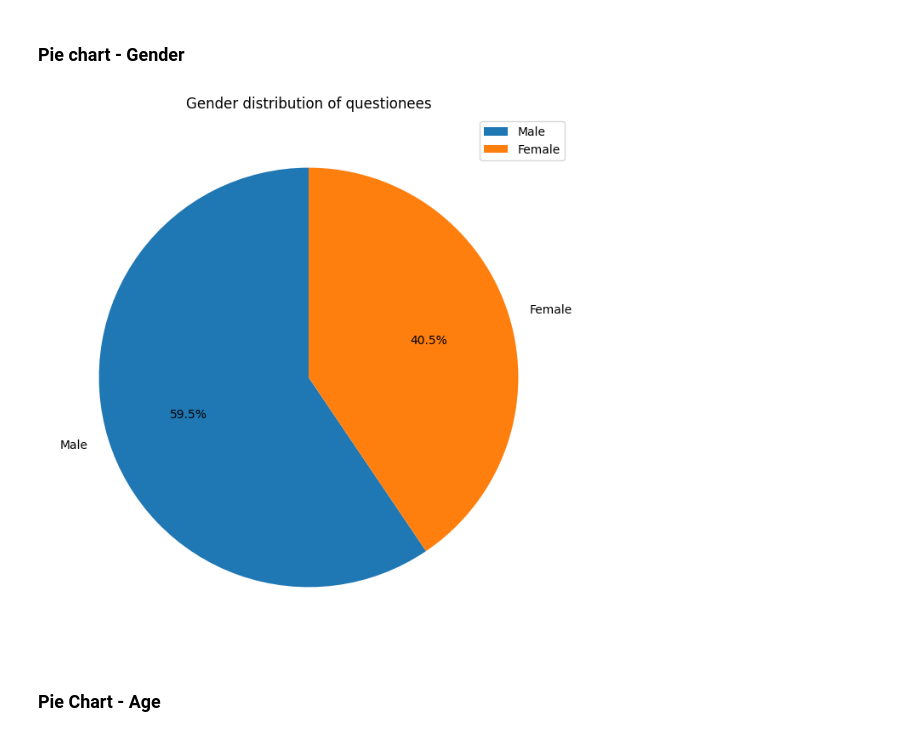
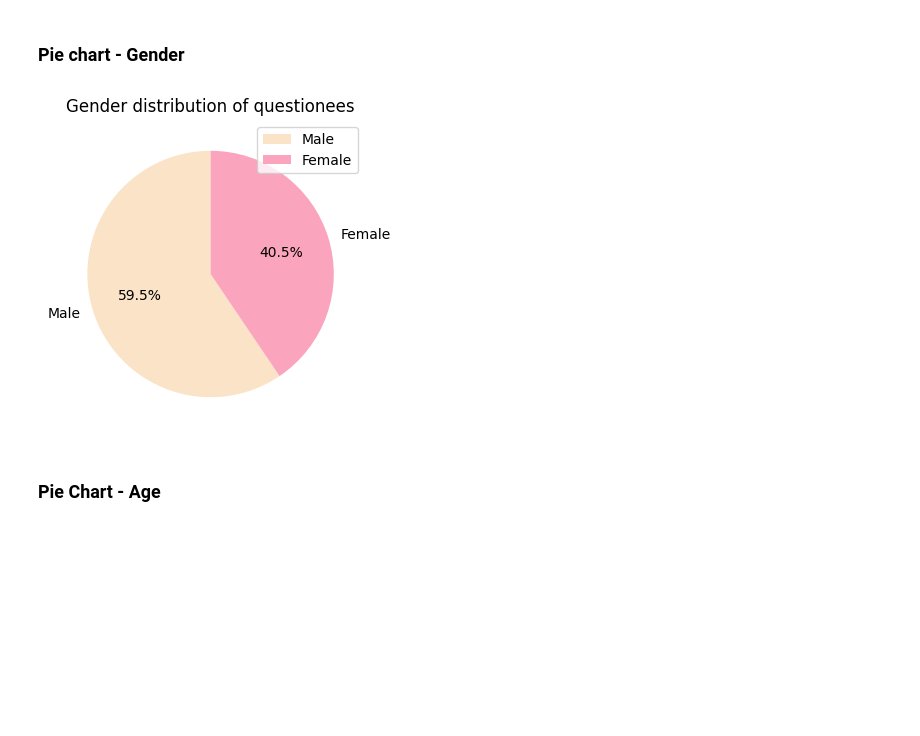
Before and after one commit to walex999/VR-thesis-analysis, a Jupyter notebook: analysis.ipynb, the cells around one changed output. Drawn from its saved outputs; the diff is of its cells as text; code cells hidden in the pictures; blank space fills up the shorter version.

Commit message:
new graphs

```diff
--- a/analysis.ipynb
+++ b/analysis.ipynb
@@ -6,6 +6,9 @@
 import pandas as pd
 import seaborn as sns
 import matplotlib.pyplot as plt
+# %%
+coolors = ["#C1ABA6","#533B4D","#F564A9","#FAA4BD","#FAE3C6"]
+coolors.reverse()
 # %%
 df = pd.read_csv("output.csv")
 print(df.shape)
@@ -99,16 +102,17 @@ sns.heatmap(df2.corr(),center=0,square=True, linewidths=.5)
 # %% [markdown]
 ### Pie chart - Gender
 # %%
-plt.figure(figsize=(8, 8))  # Adjust the figure size if needed
+plt.figure(figsize=(4, 4))  # Adjust the figure size if needed
 wedges, texts, autotexts = plt.pie(df.iloc[:, 1].value_counts(),
         labels=df.iloc[:, 1].value_counts().index,
+        colors=coolors,
         autopct='%1.1f%%',
         startangle=90)
 plt.legend(df.iloc[:, 1].value_counts().index)
 plt.title("Gender distribution of questionees")
 plt.show()
 # %% [output]
-[figure, old version]
+[figure, new version]
 # %% [markdown]
 ### Pie Chart - Age
 # %%
```
Also changed, not shown: parts of 6 cells of this notebook, 2 other files.
